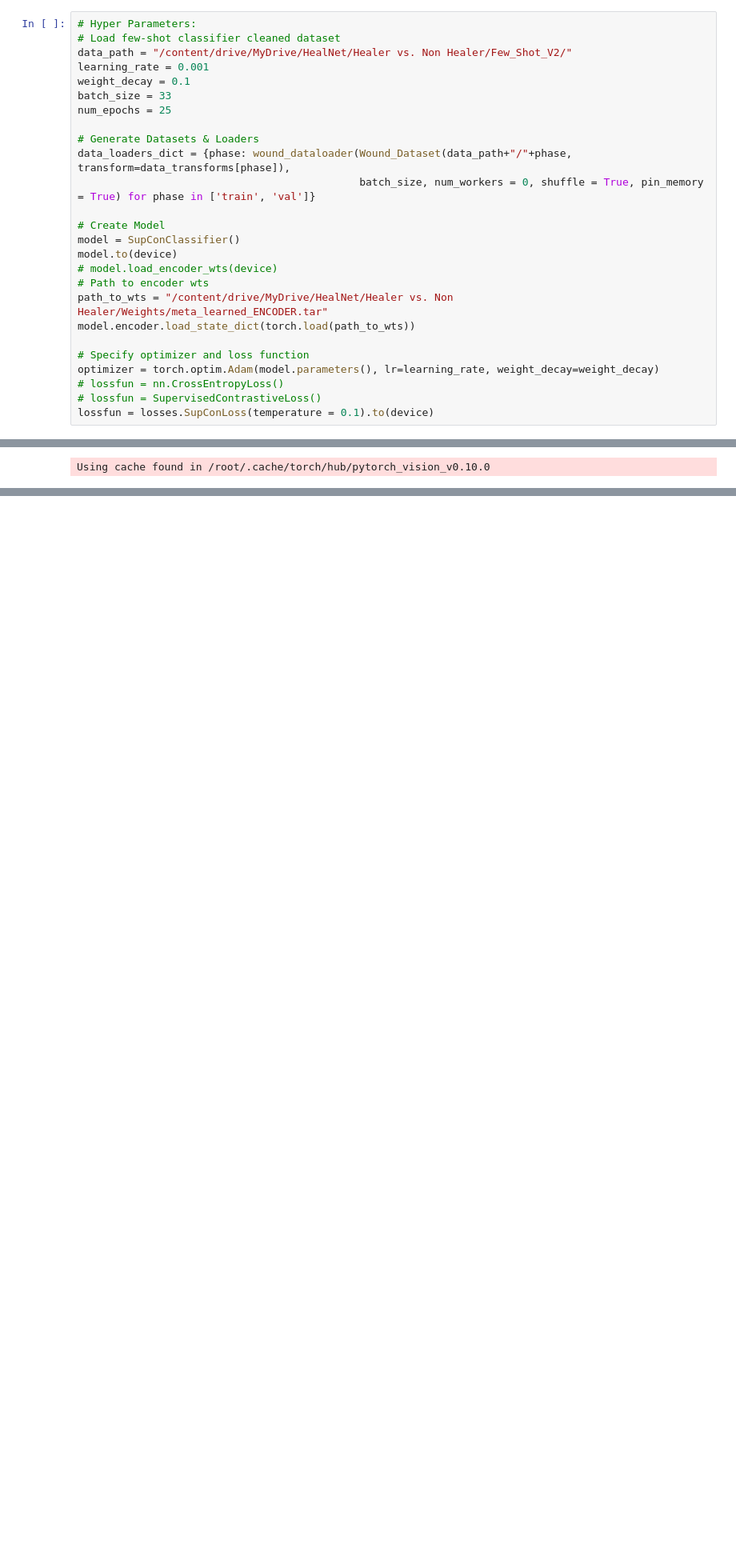
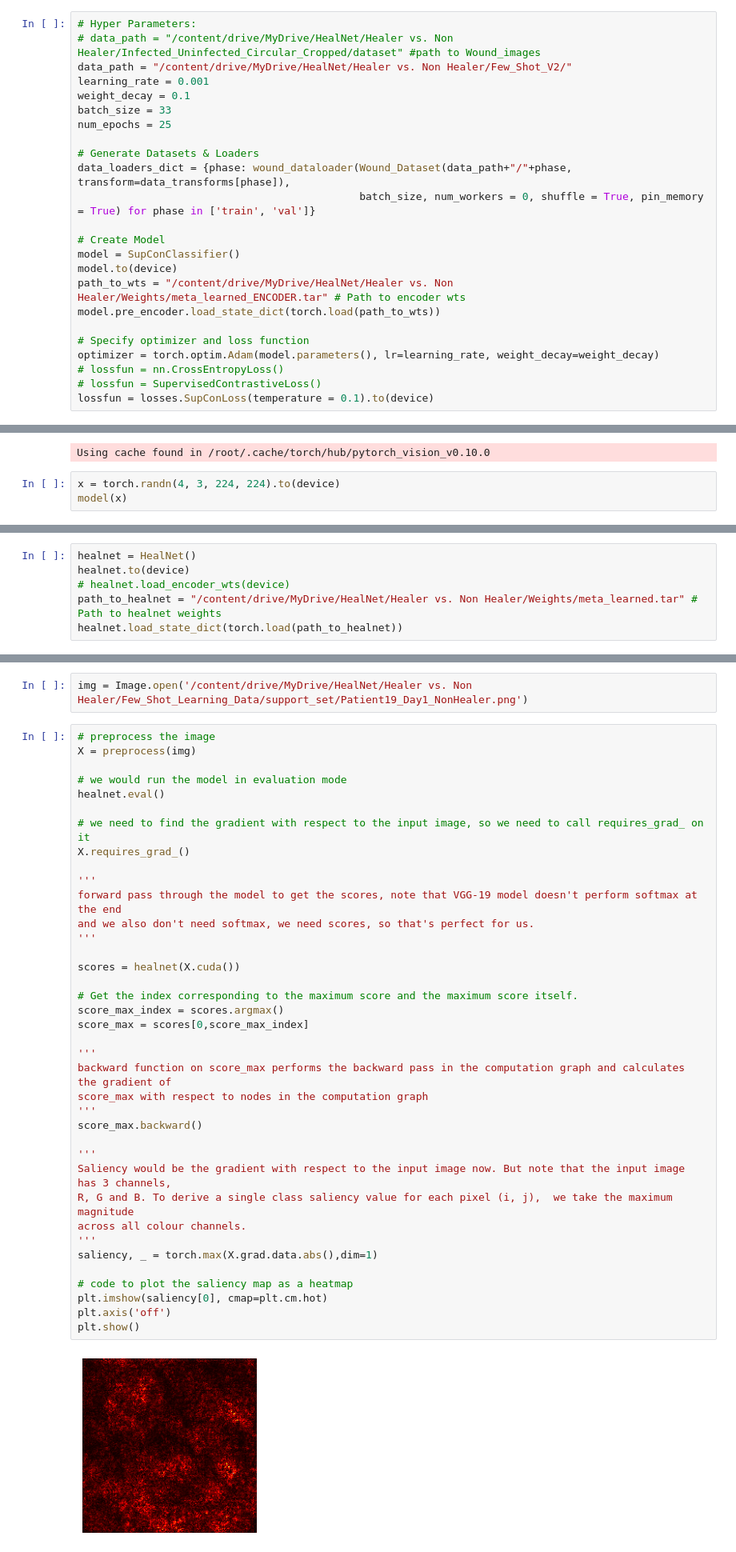
Before and after one commit to shubham8899/wound-few-shot, a Jupyter notebook: Supervised_Contrastive_Learning.ipynb, the cells around one changed output, grey strips where cells are left out. Shown at 80% size. Saved outputs shown, nothing was run; the diff lists cells and outputs as text; blank space fills up the shorter version.

```diff
--- a/Supervised_Contrastive_Learning.ipynb
+++ b/Supervised_Contrastive_Learning.ipynb
@@ -302,7 +302,7 @@ data_transforms = {
 }
 # %%
 # Hyper Parameters:
-# Load few-shot classifier cleaned dataset
+# data_path = "/content/drive/MyDrive/HealNet/Healer vs. Non Healer/Infected_Uninfected_Circular_Cropped/dataset" #path to Wound_images
 data_path = "/content/drive/MyDrive/HealNet/Healer vs. Non Healer/Few_Shot_V2/"
 learning_rate = 0.001
 weight_decay = 0.1
@@ -316,10 +316,8 @@ data_loaders_dict = {phase: wound_dataloader(Wound_Dataset(data_path+"/"+phase,
 # Create Model
 model = SupConClassifier()
 model.to(device)
-# model.load_encoder_wts(device)
-# Path to encoder wts
-path_to_wts = "/content/drive/MyDrive/HealNet/Healer vs. Non Healer/Weights/meta_learned_ENCODER.tar"
-model.encoder.load_state_dict(torch.load(path_to_wts))
+path_to_wts = "/content/drive/MyDrive/HealNet/Healer vs. Non Healer/Weights/meta_learned_ENCODER.tar" # Path to encoder wts
+model.pre_encoder.load_state_dict(torch.load(path_to_wts))
 
 # Specify optimizer and loss function
 optimizer = torch.optim.Adam(model.parameters(), lr=learning_rate, weight_decay=weight_decay)
@@ -332,3 +330,6 @@ lossfun = losses.SupConLoss(temperature = 0.1).to(device)
 ['/content/drive/MyDrive/HealNet/Healer vs. Non Healer/Few_Shot_V2//val/Patient1_30_Healer.jpg', '/content/drive/MyDrive/HealNet/Healer vs. Non Healer/Few_Shot_V2//val/Patient1_7_Healer.JPG', '/conten ...
 [1, 1, 0, 1, 0, 0, 0, 0, 1, 0, 0, 0, 0, 0, 1, 1, 1, 1, 0, 1, 0, 1, 0, 1, 1, 1, 1, 0, 1, 1, 1, 1, 1, 1, 1, 0, 0, 1, 0, 0, 0, 1, 0, 0, 1, 0, 1, 1, 1, 1, 0, 1, 0, 1, 1, 1, 1, 1, 1, 1, 1, 1, 1, 0, 1, 1, 1 ...
 Using cache found in /root/.cache/torch/hub/pytorch_vision_v0.10.0
+# %%
+x = torch.randn(4, 3, 224, 224).to(device)
+model(x)
@@ -398,0 +444,6 @@ train Loss: 4.7161
+# %%
+healnet = HealNet()
+healnet.to(device)
+# healnet.load_encoder_wts(device)
+path_to_healnet = "/content/drive/MyDrive/HealNet/Healer vs. Non Healer/Weights/meta_learned.tar" # Path to healnet weights
+healnet.load_state_dict(torch.load(path_to_healnet))
@@ -398,0 +488,42 @@ train Loss: 4.7161
+# %%
+img = Image.open('/content/drive/MyDrive/HealNet/Healer vs. Non Healer/Few_Shot_Learning_Data/support_set/Patient19_Day1_NonHealer.png')
+# %%
+# preprocess the image
+X = preprocess(img)
+
+# we would run the model in evaluation mode
+healnet.eval()
+
+# we need to find the gradient with respect to the input image, so we need to call requires_grad_ on it
+X.requires_grad_()
+
+'''
+forward pass through the model to get the scores, note that VGG-19 model doesn't perform softmax at the end
+and we also don't need softmax, we need scores, so that's perfect for us.
+'''
+
+scores = healnet(X.cuda())
+
+# Get the index corresponding to the maximum score and the maximum score itself.
+score_max_index = scores.argmax()
+score_max = scores[0,score_max_index]
+
+'''
+backward function on score_max performs the backward pass in the computation graph and calculates the gradient of
+score_max with respect to nodes in the computation graph
+'''
+score_max.backward()
+
+'''
+Saliency would be the gradient with respect to the input image now. But note that the input image has 3 channels,
+R, G and B. To derive a single class saliency value for each pixel (i, j),  we take the maximum magnitude
+across all colour channels.
+'''
+saliency, _ = torch.max(X.grad.data.abs(),dim=1)
+
+# code to plot the saliency map as a heatmap
+plt.imshow(saliency[0], cmap=plt.cm.hot)
+plt.axis('off')
+plt.show()
+# %% [output]
+[figure, added]
```
Also changed, not shown: parts of 14 cells of this notebook.
